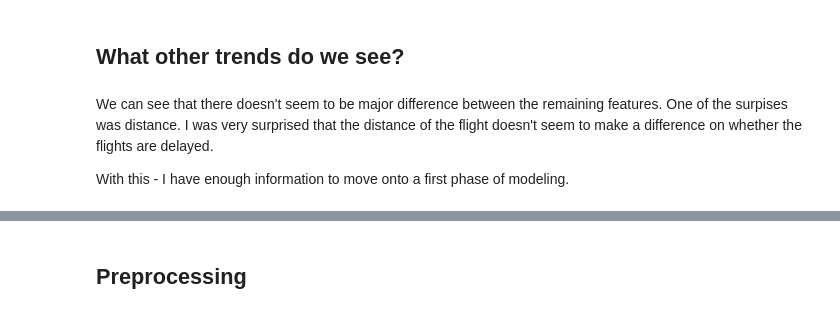
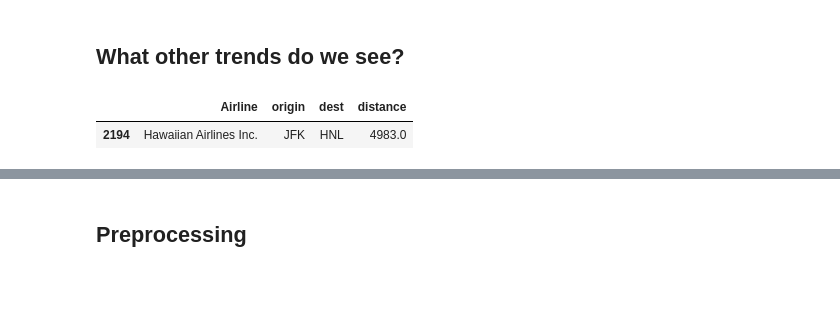
Before and after one commit to guedanie/flight_delay_predictor, a Jupyter notebook: final_notebook.ipynb, the cells around one changed output, grey strips where cells are left out. Saved outputs shown, nothing was run; the diff lists cells and outputs as text; code cells hidden in the pictures; blank space fills up the shorter version.

```diff
--- a/final_notebook.ipynb
+++ b/final_notebook.ipynb
@@ -375,4 +373,7 @@ We found that on average, flights that departed late by more than 6 minutes were
-# %% [markdown]
-We can see that there doesn't seem to be major difference between the remaining features. One of the surpises was distance. I was very surprised that the distance of the flight doesn't seem to make a difference on whether the flights are delayed.
-
-With this - I have enough information to move onto a first phase of modeling.
+# %%
+# What is the longest flight?
+
+flight_data[["Airline", "origin", "dest", "distance"]].nlargest(1, "distance")
+# %% [output]
+|  | Airline | origin | dest | distance |
+| 2194 | Hawaiian Airlines Inc. | JFK | HNL | 4983.0 |
```
Also changed, not shown: parts of 29 cells of this notebook.
